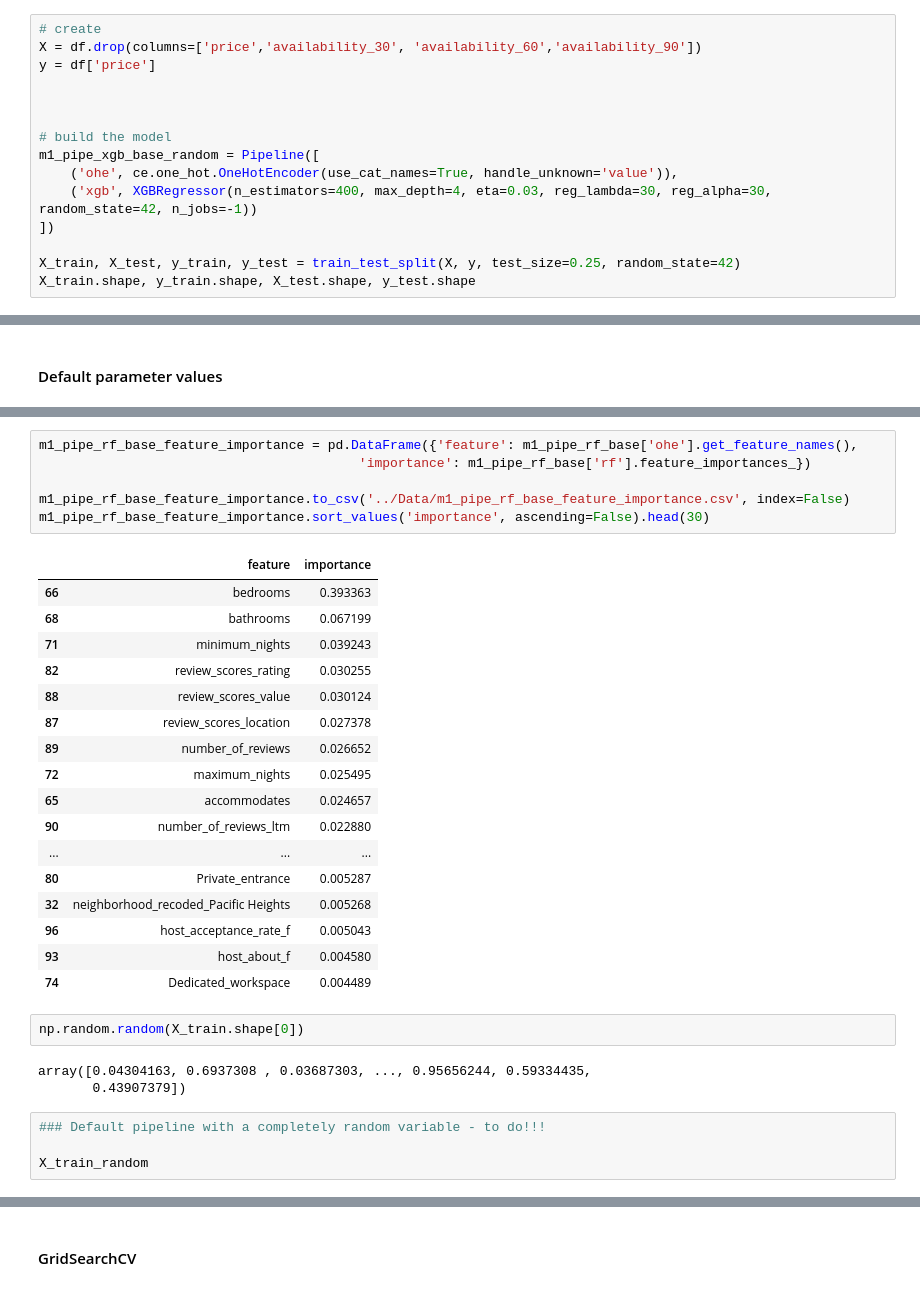
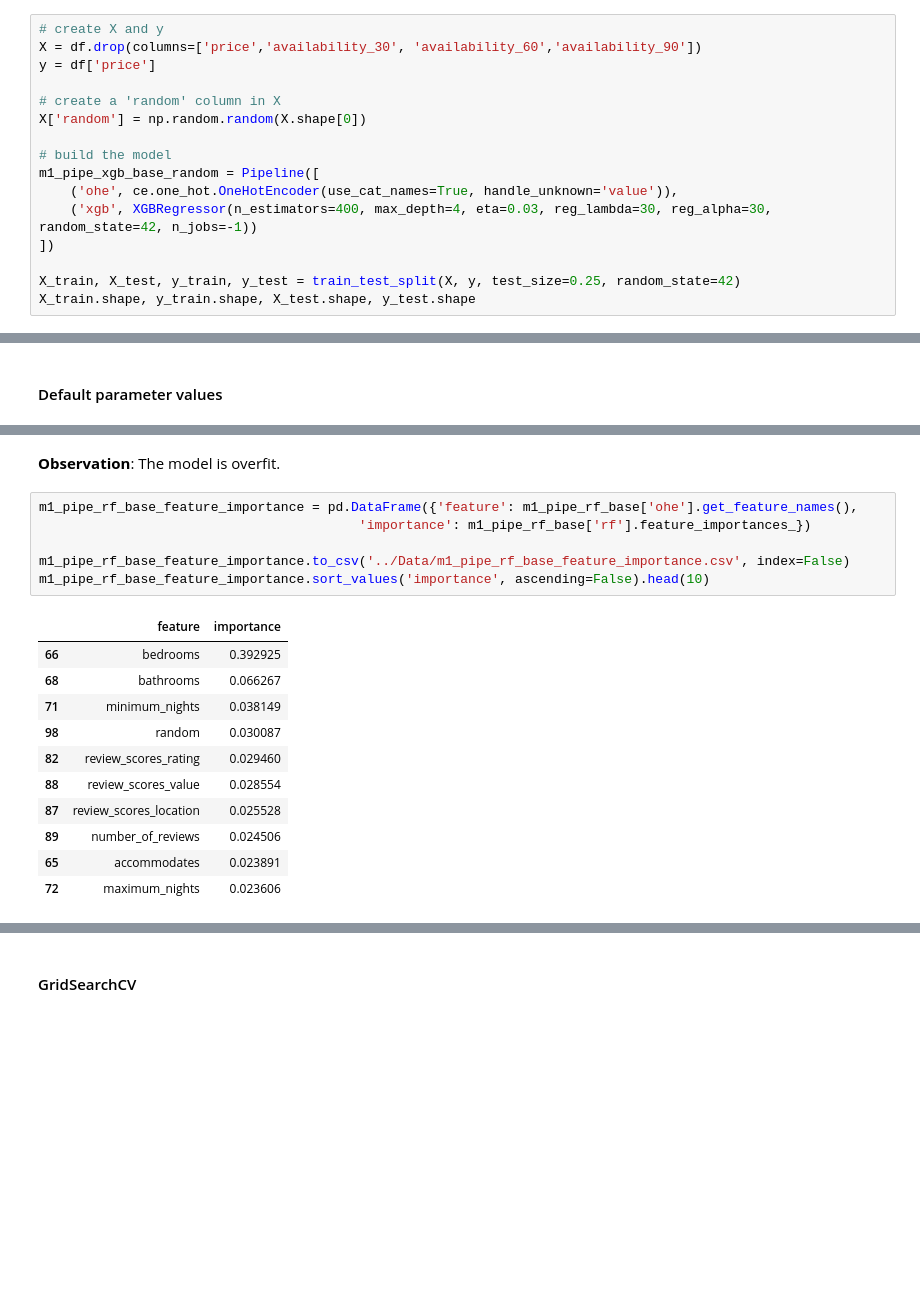
Before and after one commit to AnnieW2014/GA_Capstone, a Jupyter notebook: Code/Capstone_ListingData_Modeling_AW.ipynb, the cells around one changed output, grey strips where cells are left out. Saved outputs shown, nothing was run; the diff lists cells and outputs as text; blank space fills up the shorter version.

```diff
--- a/Code/Capstone_ListingData_Modeling_AW.ipynb
+++ b/Code/Capstone_ListingData_Modeling_AW.ipynb
@@ -54,11 +52,12 @@ Index(['neighborhood_recoded', 'county', 'property_type_recoded',
        'availability_90'],
       dtype='object')
 # %%
-# create
+# create X and y
 X = df.drop(columns=['price','availability_30', 'availability_60','availability_90'])
 y = df['price']
 
-
+# create a 'random' column in X
+X['random'] = np.random.random(X.shape[0])
 
 # build the model
 m1_pipe_xgb_base_random = Pipeline([
@@ -284,33 +234,20 @@ m1_pipe_rf_base_mse_test 7851.2171
+# %% [markdown]
+**Observation**: The model is overfit.
 # %%
 m1_pipe_rf_base_feature_importance = pd.DataFrame({'feature': m1_pipe_rf_base['ohe'].get_feature_names(),
                                          'importance': m1_pipe_rf_base['rf'].feature_importances_})
 
 m1_pipe_rf_base_feature_importance.to_csv('../Data/m1_pipe_rf_base_feature_importance.csv', index=False)
-m1_pipe_rf_base_feature_importance.sort_values('importance', ascending=False).head(30)
+m1_pipe_rf_base_feature_importance.sort_values('importance', ascending=False).head(10)
 # %% [output]
 |  | feature | importance |
-| 66 | bedrooms | 0.393363 |
-| 68 | bathrooms | 0.067199 |
-| 71 | minimum_nights | 0.039243 |
-| 82 | review_scores_rating | 0.030255 |
-| 88 | review_scores_value | 0.030124 |
-| 87 | review_scores_location | 0.027378 |
-| 89 | number_of_reviews | 0.026652 |
-| 72 | maximum_nights | 0.025495 |
-| 65 | accommodates | 0.024657 |
-| 90 | number_of_reviews_ltm | 0.022880 |
-| ... | ... | ... |
-| 80 | Private_entrance | 0.005287 |
-| 32 | neighborhood_recoded_Pacific Heights | 0.005268 |
-| 96 | host_acceptance_rate_f | 0.005043 |
-| 93 | host_about_f | 0.004580 |
-| 74 | Dedicated_workspace | 0.004489 |
+| 66 | bedrooms | 0.392925 |
+| 68 | bathrooms | 0.066267 |
+| 71 | minimum_nights | 0.038149 |
+| 98 | random | 0.030087 |
+| 82 | review_scores_rating | 0.029460 |
+| 88 | review_scores_value | 0.028554 |
+| 87 | review_scores_location | 0.025528 |
+| 89 | number_of_reviews | 0.024506 |
+| 65 | accommodates | 0.023891 |
+| 72 | maximum_nights | 0.023606 |
-# %%
-np.random.random(X_train.shape[0])
-# %% [output]
-array([0.04304163, 0.6937308 , 0.03687303, ..., 0.95656244, 0.59334435,
-       0.43907379])
-# %%
-### Default pipeline with a completely random variable - to do!!!
-
-X_train_random
```
Also changed, not shown: parts of 131 cells of this notebook.
